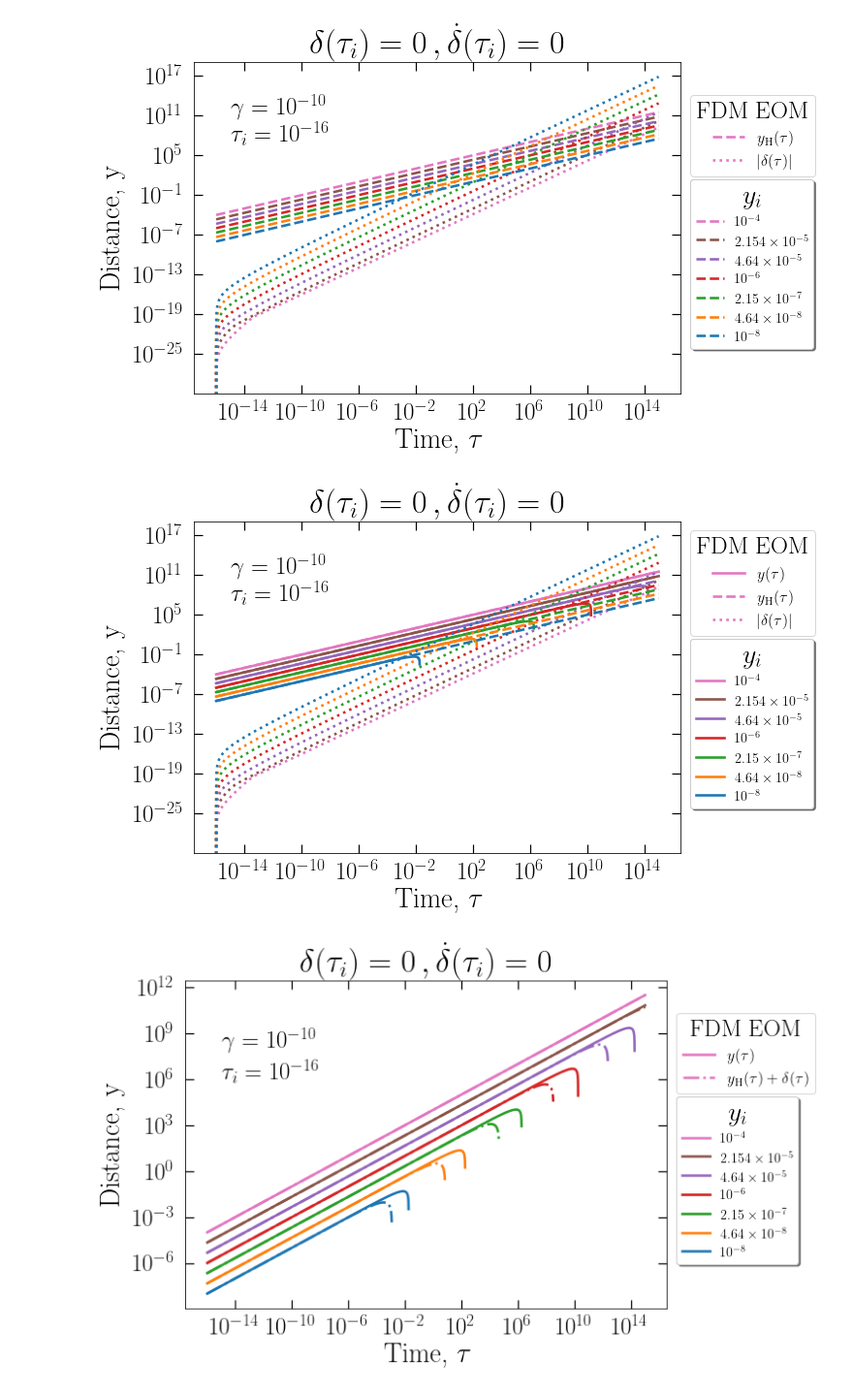
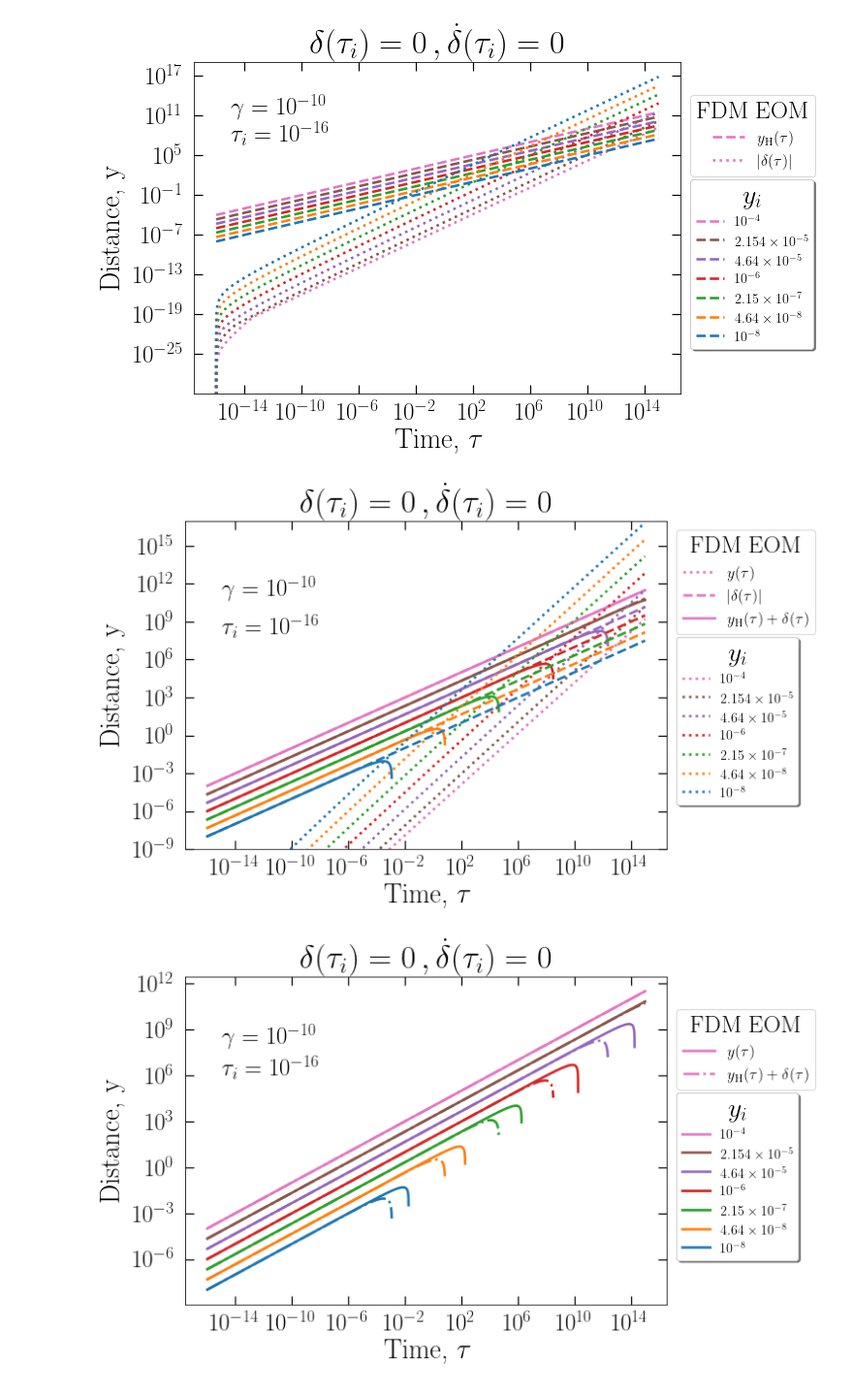
Before and after one commit to pratibhajangra591/project-3, a Jupyter notebook: trial_2.ipynb, the cells around one changed output. Shown at 97% size. Saved outputs shown, nothing was run; the diff lists cells and outputs as text; code cells hidden in the pictures.

```diff
--- a/trial_2.ipynb
+++ b/trial_2.ipynb
@@ -152,6 +154,10 @@ plt.show()
 # %% [output]
 [figure]
 # %%
+#Evaluating the values of y_hubble and y_pbh till they turnaround individully and
+# then adding them to give the full solution.
+
+
 fig, ax = plt.subplots(1, figsize=(9, 6.3))
 plt.rc('lines', linewidth=2.6)
 plt.rcParams['font.family'] = 'serif'
@@ -160,11 +166,10 @@ plt.tick_params(axis='both', right=True, top=True, which='major', width=1.2, len
 
 
 
-
 gamma = 1e-10
 tau_i, tau_f =  1e-16, 1e15
 yi_arr = np.geomspace(1e-4, 1e-8, 7)
-
+adjusting_fcator = 3.8
 
 
 colors = ['C6','C5','C4', 'C3', 'C2', 'C1', 'C0']
@@ -179,41 +184,59 @@ for i, (y_i, color) in enumerate(zip(yi_arr, colors)):
     sol_fdm_hubble = solve_ivp(j_fdm_hubble, [tau_i, tau_f], y0, args = (gamma,), t_eval=tau_arr, method='RK45',
         rtol=1e-6, atol=1e-8, events=[event_y_max, event_y_min])
 
-
     y_i_pbh = 0
     v_i_pbh = 0
     y0_pbh = [y_i_pbh, v_i_pbh]
     sol_fdm_pbh = solve_ivp(j_fdm_pbh, [tau_i, tau_f], y0_pbh, args = (gamma,), t_eval=tau_arr, method='RK45',
         rtol=1e-6, atol=1e-8, events=[event_y_max, event_y_min])
 
-    ax.loglog(sol_fdm_full.t, sol_fdm_full.y[0], color = color)
+
+    y_total = sol_fdm_hubble.y[0] + sol_fdm_pbh.y[0]
+    v_total = sol_fdm_hubble.y[1] + sol_fdm_pbh.y[1]
+
+    turnaround_idx = np.where(v_total < 0)[0]
+    if len(turnaround_idx) > 0:
+        tau_ta = sol_fdm_hubble.t[turnaround_idx[0]]
+    else:
+        tau_ta = tau_f
+
+
+    tau_ta_max = adjusting_fcator * tau_ta
+    mask_total = sol_fdm_hubble.t <= tau_ta_max
+
+    ax.loglog(sol_fdm_pbh.t, -sol_fdm_pbh.y[0], color = color, ls = ':')
     ax.loglog(sol_fdm_hubble.t, sol_fdm_hubble.y[0],  color = color, ls ='--')
-    ax.loglog(sol_fdm_pbh.t, -sol_fdm_pbh.y[0],  color = color, ls =':')
+    ax.loglog(sol_fdm_pbh.t[mask_total], y_total[mask_total], color=color, ls='-')
+
 
 
 ax.tick_params(axis ='x', pad = 9.9)
 ax.tick_params(axis ='y', pad = 9.9)
 lines = ax.get_lines()
-legend1 = plt.legend([lines[i] for i in [0, 1, 2]], [r"$y(\tau)$", r"$y_\mathrm{H}(\tau)$", r"$|\delta(\tau)|$"], title = 'FDM EOM',
+legend1 = plt.legend([lines[i] for i in [0, 1, 2]], [r"$y(\tau)$", r"$|\delta(\tau)|$", r"$y_\mathrm{H}(\tau)+ \delta(\tau)$"], title = 'FDM EOM',
         title_fontsize = 25, loc = (1.02, 0.655), prop = {"size":16.3})
 legend2 = plt.legend([lines[i] for i in [0, 3, 6, 9, 12, 15, 18]], [
               r'$10^{-4}$', r'$ 2.154\times10^{-5}$', r'$4.64\times10^{-5}$', r'$10^{-6}$',r'$2.15\times10^{-7}$',
                 r'$4.64\times10^{-8}$',  r'$10^{-8}$'
               ],prop = {'size':14.2},
               loc = (1.02, 0.135),shadow = True, title = '$y_{i}$' ,title_fontsize = 28,
            facecolor = 'white',fontsize = 28)
 ax.add_artist(legend1)
 ax.add_artist(legend2)
 
 plt.text(1e-15, 1e11, r'$\gamma = 10^{-10}$', fontsize = 25)
-plt.text(1e-15, 1e7, r'$\tau_i = 10^{-16}$', fontsize = 25)
+plt.text(1e-15, 1e8, r'$\tau_i = 10^{-16}$', fontsize = 25)
+
+
+
+plt.ylim(1e-9, 1e17)
 plt.xticks(fontsize=25)
 plt.yticks(fontsize=25)
 plt.xlabel(r'Time, $\tau$', fontsize=29)
 plt.ylabel('Distance, y', fontsize=29, labelpad=9)
 plt.title(r'$\delta(\tau_i) = 0\,, \dot{\delta}(\tau_i) = 0$', fontsize = 34)
 plt.savefig('test2.pdf', bbox_inches = 'tight')
 plt.show()
 # %% [output]
-[figure, old version]
+[figure, new version]
 # %%
```
Also changed, not shown: parts of 2 cells of this notebook.
